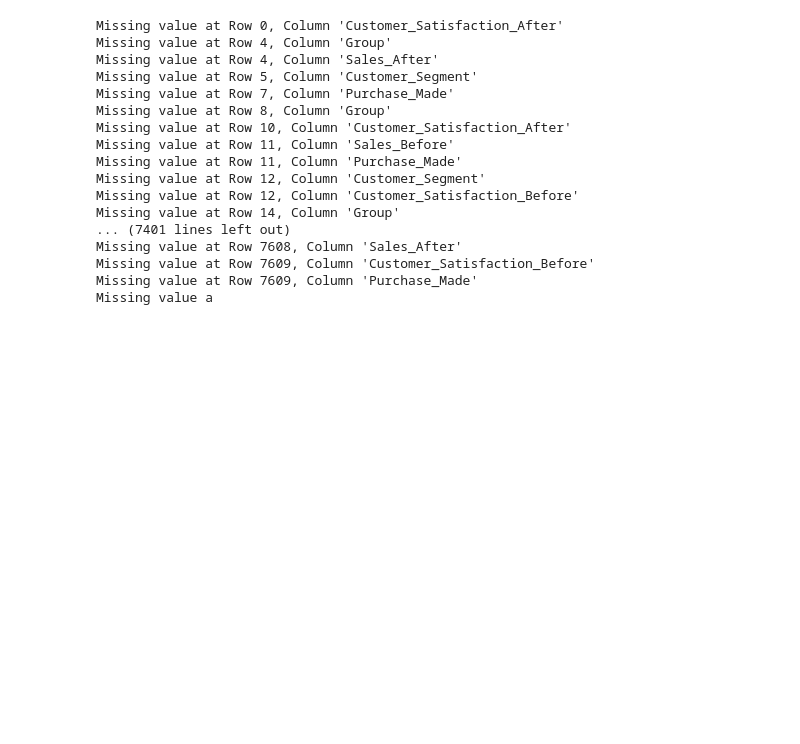
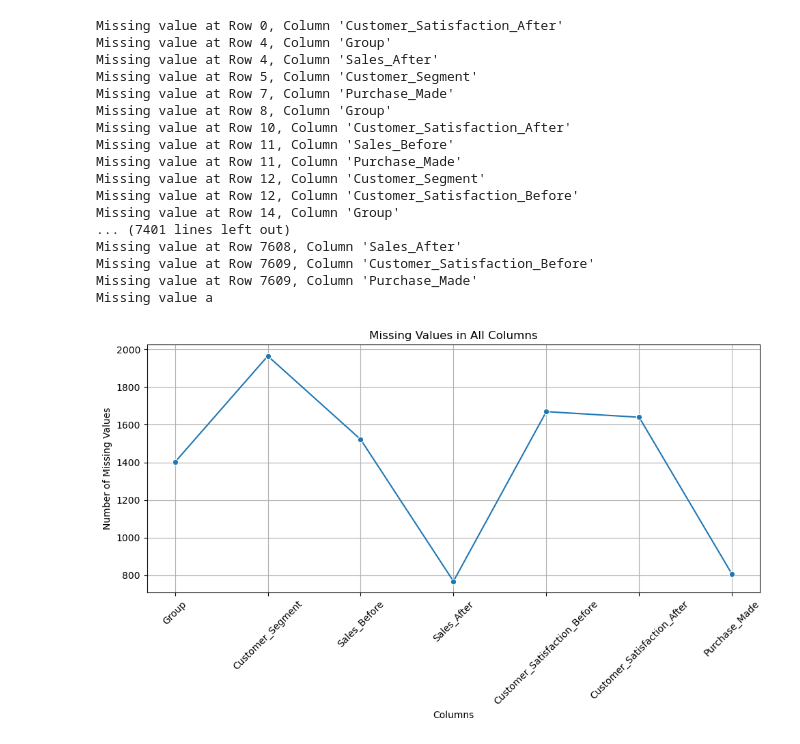
Before and after one commit to rafikul-provat/CSE303, a Jupyter notebook: project.ipynb, the cells around one changed output. Cells and saved outputs as stored; diff of their text form; code cells hidden in the pictures; blank space fills up the shorter version.

```diff
--- a/project.ipynb
+++ b/project.ipynb
@@ -315,3 +298,26 @@ Missing value at Row 7608, Column 'Sales_After'
 Missing value at Row 7609, Column 'Customer_Satisfaction_Before'
 Missing value at Row 7609, Column 'Purchase_Made'
 Missing value a
+# %%
+import pandas as pd
+import matplotlib.pyplot as plt
+import seaborn as sns
+
+# Load the dataset
+data = pd.read_csv("Sales_with_NaNs_v1.3.csv")
+
+# Calculate missing values for all columns
+missing_counts = data.isnull().sum()
+
+# Plot the missing values as a curve (line plot)
+plt.figure(figsize=(10, 6))
+sns.lineplot(x=missing_counts.index, y=missing_counts.values, marker='o')
+plt.title("Missing Values in All Columns")
+plt.xlabel("Columns")
+plt.ylabel("Number of Missing Values")
+plt.xticks(rotation=45)
+plt.grid(True)
+plt.tight_layout()
+plt.show()
+# %% [output]
+[figure, added]
```
Also changed, not shown: parts of 8 cells of this notebook.
